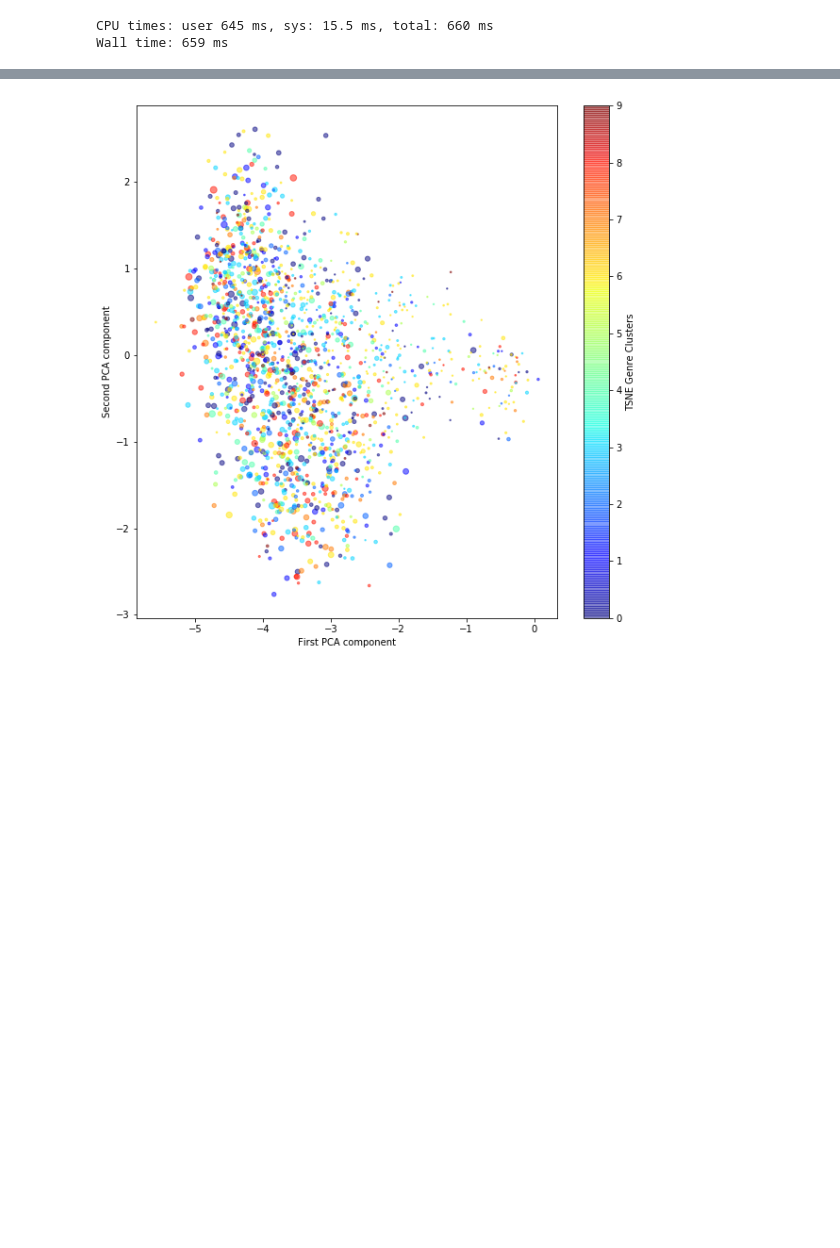
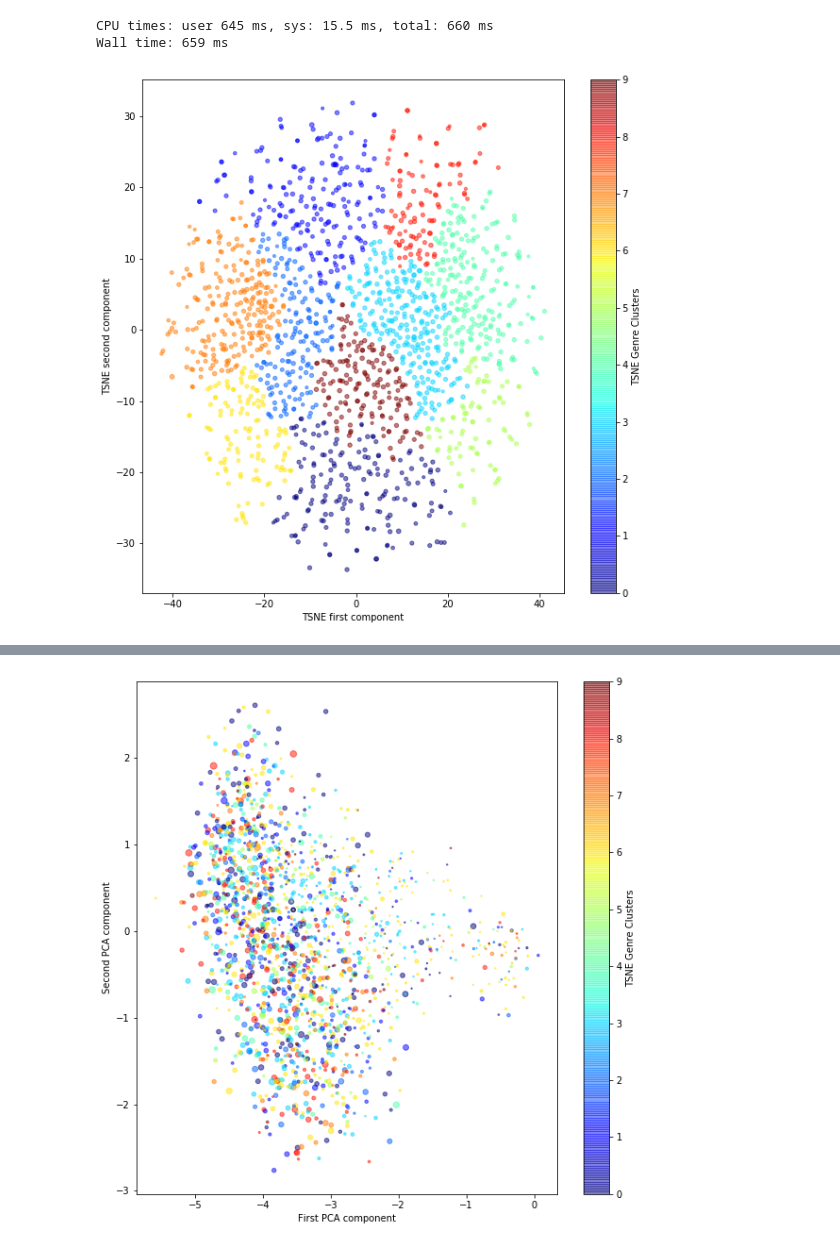
Before and after one commit to miladtaghavi/Miniproject2, a Jupyter notebook: Factorization_WithBias_ZC.ipynb, the cells around one changed output, grey strips where cells are left out. Cells and saved outputs as stored; diff of their text form; code cells hidden in the pictures; blank space fills up the shorter version.

```diff
--- a/Factorization_WithBias_ZC.ipynb
+++ b/Factorization_WithBias_ZC.ipynb
@@ -275,6 +275,8 @@ A, Sigma, B = np.linalg.svd(V, full_matrices=False) # V = A @ np.diag(Sigma) @ B
 # Get PCA representation of movie vector V
 V_PCA = np.dot(A[0:2],V.T).T
 
+V_PCA2=np.dot(A[1:],V.T).T
+
 print('Sigma of PCA')
 print(Sigma)
 print('Variability captured by top 2 components = ',(Sigma[0]+Sigma[1])/np.sum(Sigma))
@@ -388,3 +390,21 @@ plt.show()
 [figure]
 CPU times: user 645 ms, sys: 15.5 ms, total: 660 ms
 Wall time: 659 ms
+# %%
+tsne2=sklearn.manifold.TSNE(n_components=2,verbose=0,perplexity=200.0)
+tPCA2=tsne.fit_transform(V_PCA2)
+# %%
+%%time
+kmeans2 = sklearn.cluster.Birch(n_clusters=10)
+kmeans2.fit(tPCA2)
+clusters2 = kmeans2.predict(tPCA2)
+
+plt.figure(1,figsize=(10,10))
+plt.scatter(tPCA2[:,0],tPCA2[:,1],c=clusters2,s=np.sqrt(avgscores)*10,cmap='jet',alpha=0.5)
+plt.xlabel('TSNE first component')
+plt.ylabel('TSNE second component')
+plt.colorbar(label='TSNE Genre Clusters')
+plt.savefig('TSNEcluster2.png')
+plt.show()
+# %% [output]
+[figure, added]
```
Also changed, not shown: parts of 2 cells of this notebook.
